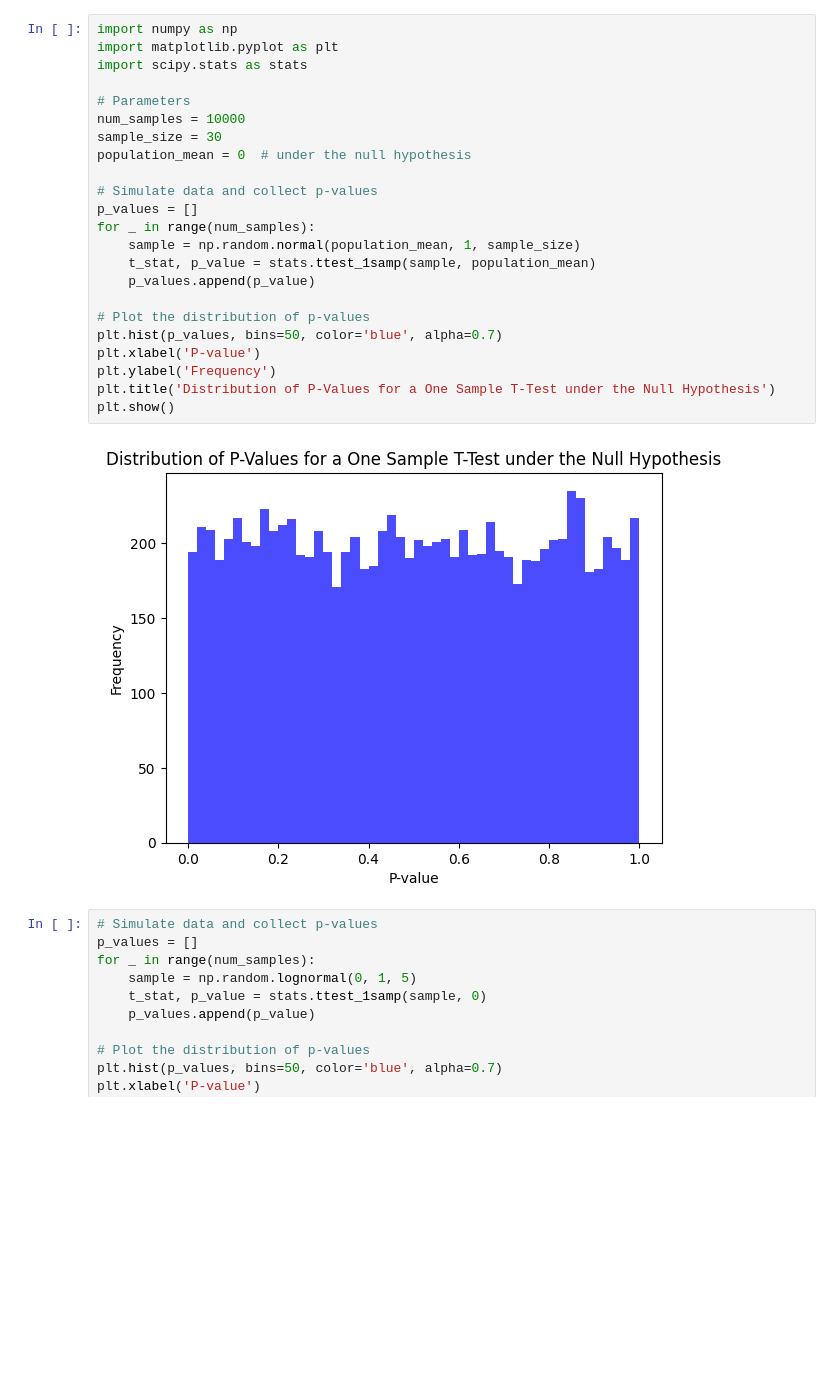
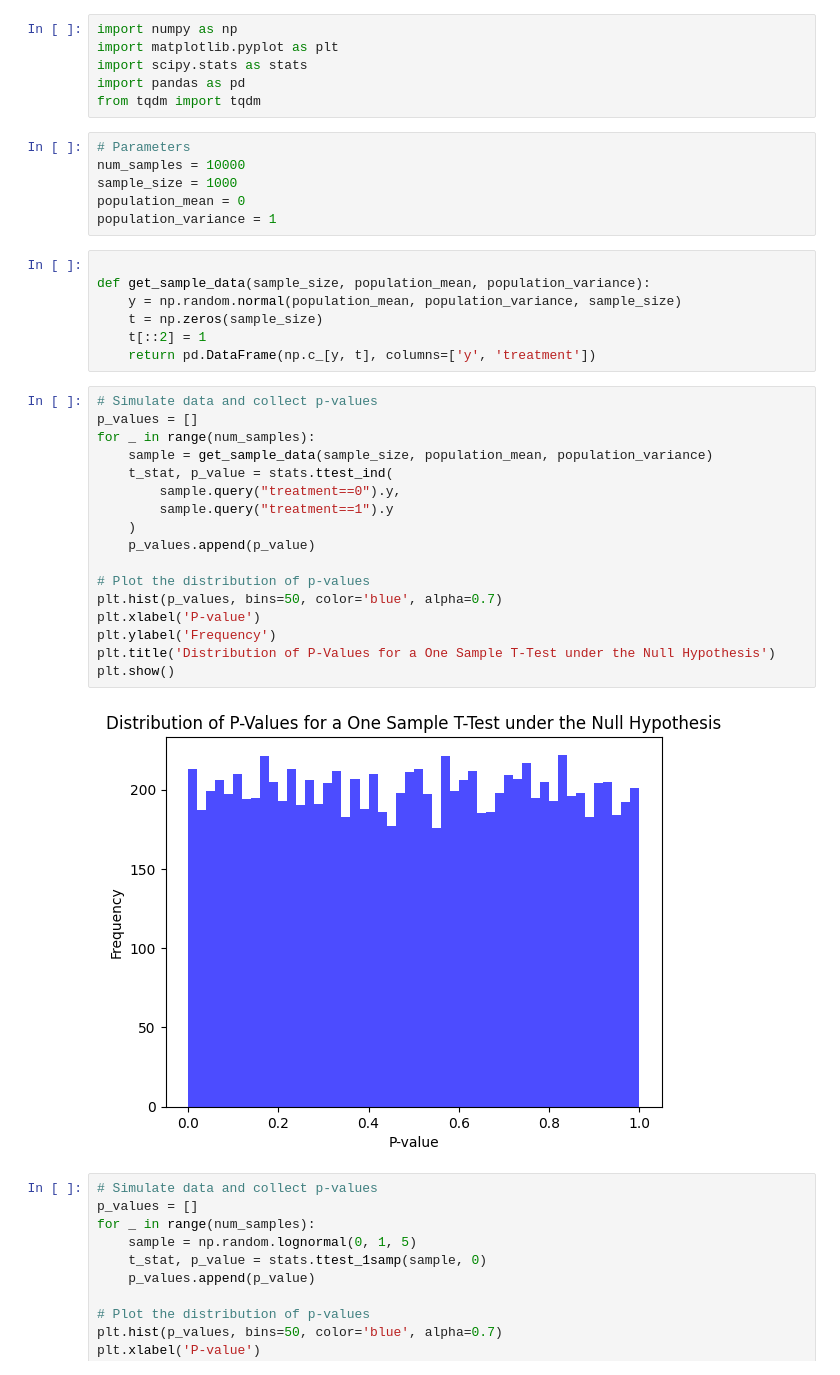
Before and after one commit to Padarn/notes, a Jupyter notebook: 0. Skewed P-Values/p-values.ipynb, the cells around one changed output. Saved outputs shown, nothing was run; the diff lists cells and outputs as text; blank space fills up the shorter version.

Commit message:
update p-value notes

```diff
--- a/0. Skewed P-Values/p-values.ipynb
+++ b/0. Skewed P-Values/p-values.ipynb
@@ -3,28 +13,41 @@ Question: When are p-values right skewed?
+# %%
+import numpy as np
+import matplotlib.pyplot as plt
+import scipy.stats as stats
+import pandas as pd
+from tqdm import tqdm
+# %%
+# Parameters
+num_samples = 10000
+sample_size = 1000
+population_mean = 0
+population_variance = 1
+# %%
+
+def get_sample_data(sample_size, population_mean, population_variance):
+    y = np.random.normal(population_mean, population_variance, sample_size)
+    t = np.zeros(sample_size)
+    t[::2] = 1
+    return pd.DataFrame(np.c_[y, t], columns=['y', 'treatment'])
 # %%
-import numpy as np
-import matplotlib.pyplot as plt
-import scipy.stats as stats
-
-# Parameters
-num_samples = 10000
-sample_size = 30
-population_mean = 0  # under the null hypothesis
-
 # Simulate data and collect p-values
 p_values = []
 for _ in range(num_samples):
-    sample = np.random.normal(population_mean, 1, sample_size)
-    t_stat, p_value = stats.ttest_1samp(sample, population_mean)
+    sample = get_sample_data(sample_size, population_mean, population_variance)
+    t_stat, p_value = stats.ttest_ind(
+        sample.query("treatment==0").y,
+        sample.query("treatment==1").y
+    )
     p_values.append(p_value)
 
 # Plot the distribution of p-values
 plt.hist(p_values, bins=50, color='blue', alpha=0.7)
 plt.xlabel('P-value')
 plt.ylabel('Frequency')
 plt.title('Distribution of P-Values for a One Sample T-Test under the Null Hypothesis')
 plt.show()
 # %% [output]
-[figure, old version]
+[figure, new version]
 # %%
 # Simulate data and collect p-values
 p_values = []
```
Also changed, not shown: parts of 3 cells of this notebook, 1 other file.
